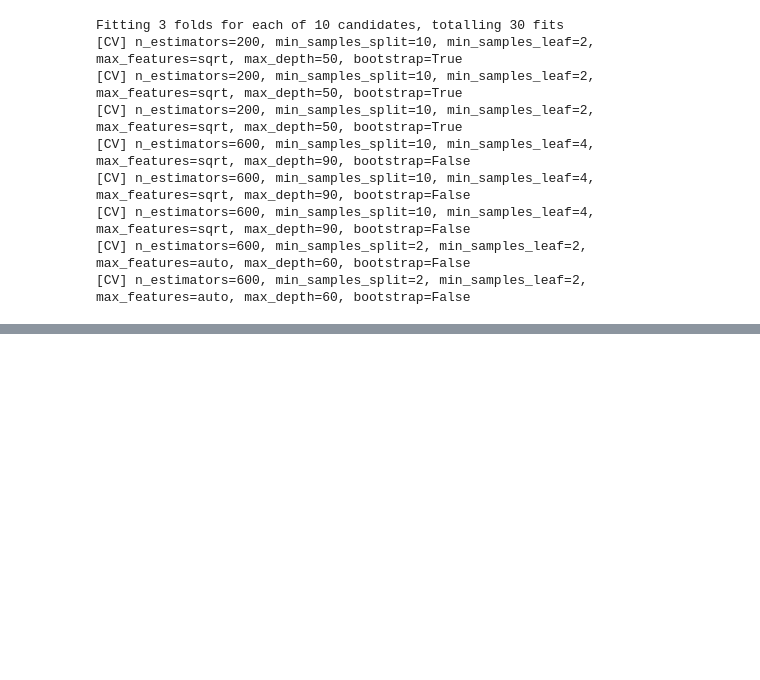
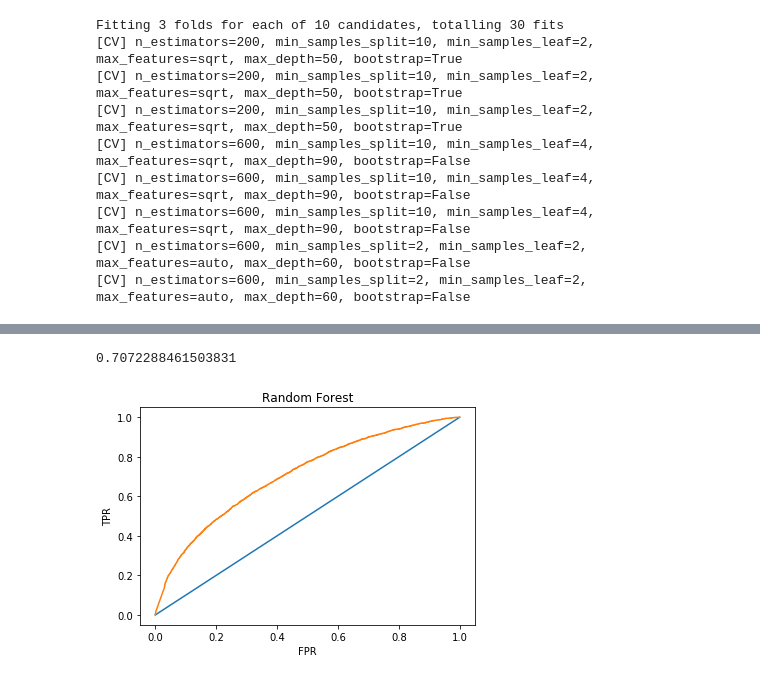
Before and after one commit to iamryanmurray/metis, a Jupyter notebook: 3-McNulty/sgdclassifier.ipynb, the cells around one changed output, grey strips where cells are left out. Cells and saved outputs as stored; diff of their text form; code cells hidden in the pictures; blank space fills up the shorter version.

```diff
--- a/3-McNulty/sgdclassifier.ipynb
+++ b/3-McNulty/sgdclassifier.ipynb
@@ -248,3 +253,7 @@ Fitting 3 folds for each of 10 candidates, totalling 30 fits
 [CV] n_estimators=600, min_samples_split=10, min_samples_leaf=4, max_features=sqrt, max_depth=90, bootstrap=False
 [CV] n_estimators=600, min_samples_split=2, min_samples_leaf=2, max_features=auto, max_depth=60, bootstrap=False
 [CV] n_estimators=600, min_samples_split=2, min_samples_leaf=2, max_features=auto, max_depth=60, bootstrap=False
+# %%
+rf = RandomForestClassifier(n_estimators=200,min_samples_split=10,min_samples_leaf=2,max_features='sqrt',max_depth=50,bootstrap=True)
+# %%
+rf.fit(X_train,y_train)
@@ -250,0 +271,24 @@ Fitting 3 folds for each of 10 candidates, totalling 30 fits
+# %%
+'''RandomForestClassifier(bootstrap=True, class_weight=None, criterion='gini',
+            max_depth=50, max_features='sqrt', max_leaf_nodes=None,
+            min_impurity_decrease=0.0, min_impurity_split=None,
+            min_samples_leaf=2, min_samples_split=10,
+            min_weight_fraction_leaf=0.0, n_estimators=200, n_jobs=1,
+            oob_score=False, random_state=None, verbose=0,
+            warm_start=False)'''
+preds = rf.predict_proba(X_test)
+fpr, tpr,thresh = roc_curve(y_test, preds[:,1])
+roc_auc = auc(fpr, tpr)
+
+plt.figure()
+plt.title('Random Forest')
+plt.plot([0,1],[0,1])
+plt.plot(fpr,tpr)
+plt.xlabel('FPR')
+plt.ylabel('TPR')
+plt.draw()
+plt.savefig('random_forest_best_model.eps')
+print(roc_auc)
+# %% [output]
+0.7072288461503831
+[figure, added]
```
Also changed, not shown: parts of 45 cells of this notebook, 14 other files.
